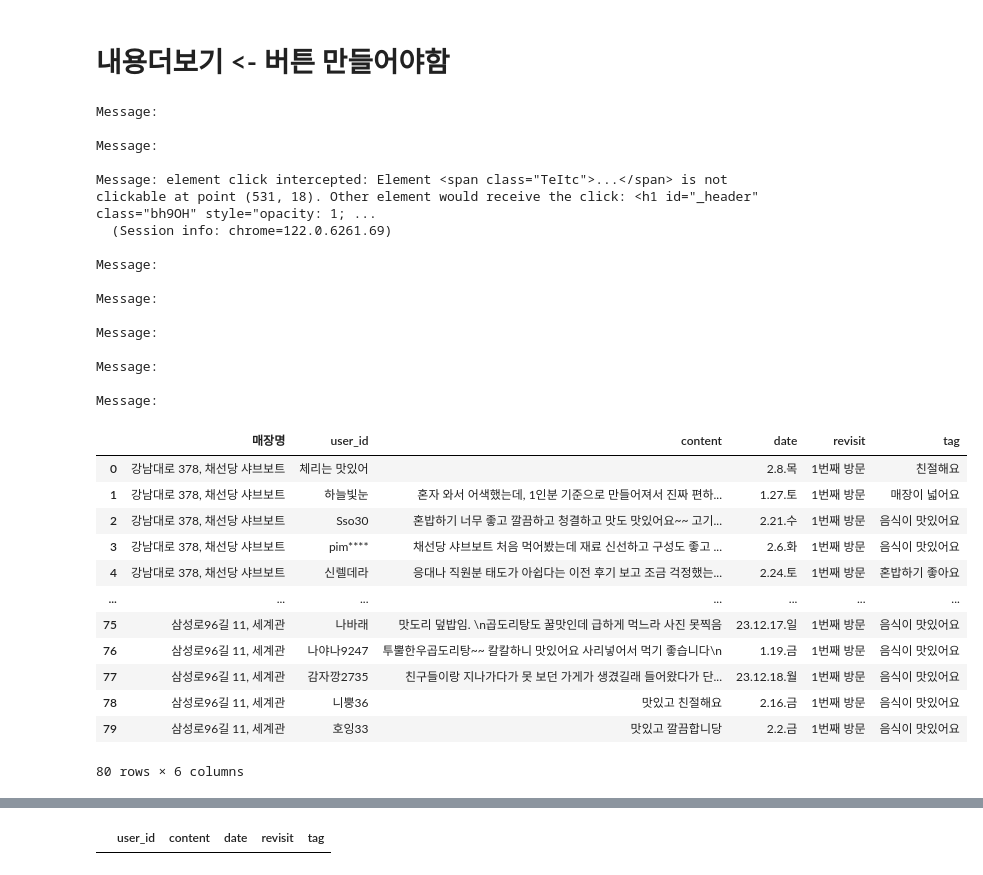
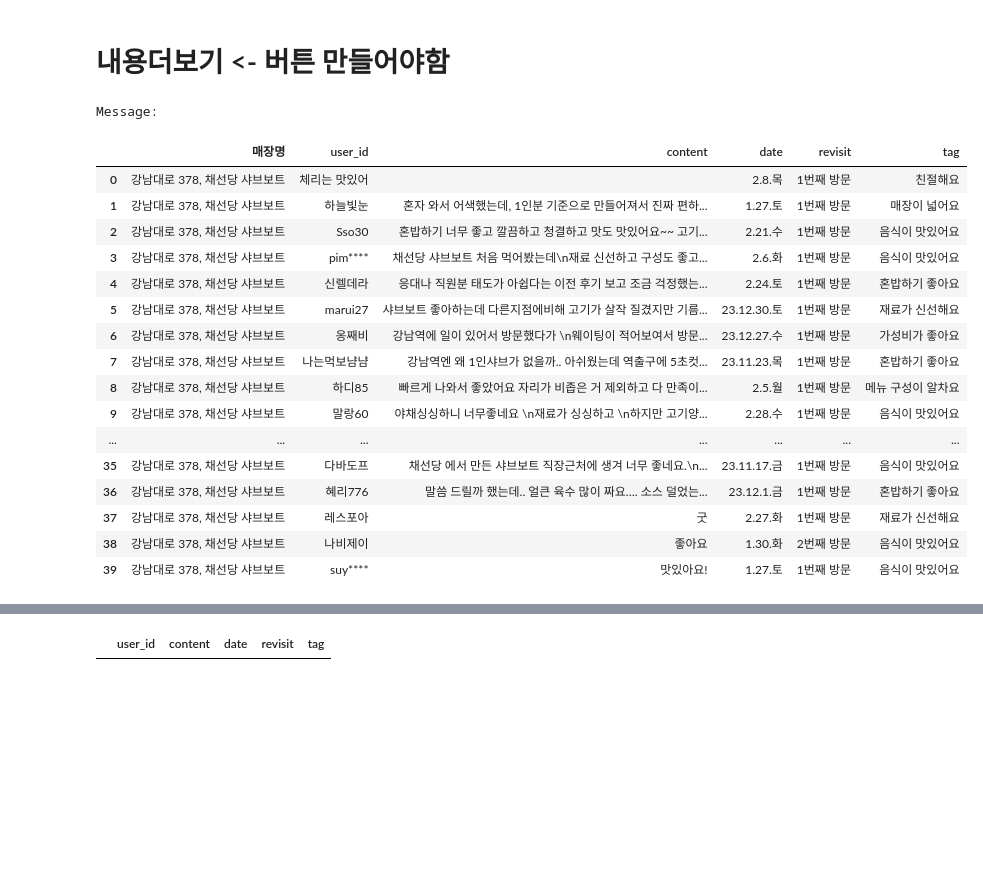
Before and after one commit to Lunch-Lab/data, a Jupyter notebook: naver_tag_review_크롤링.ipynb, the cells around one changed output, grey strips where cells are left out. Saved outputs shown, nothing was run; the diff lists cells and outputs as text; code cells hidden in the pictures; blank space fills up the shorter version.

```diff
--- a/naver_tag_review_크롤링.ipynb
+++ b/naver_tag_review_크롤링.ipynb
@@ -138,7 +138,7 @@ result_df.to_csv('./data/음식점_태그_샘플100개.csv')
 # %%
 # 일부 테스트
 res_df_test = res_df.copy()
-new_res_df_test = res_df_test.iloc[:10].copy()
+new_res_df_test = res_df_test.iloc[:2].copy()
 new_res_df_test.reset_index(drop=True, inplace=True)
 new_res_df_test
 # %% [output]
@@ -210,9 +202,6 @@ for i in range(0,len(new_res_df_test)):
     except :
         continue
 
-
-# --------------------- 수정 중 ---------------------------------------------
-
     # 리뷰 스크래핑 시작
     try:
         # 스크롤
@@ -233,14 +222,28 @@ for i in range(0,len(new_res_df_test)):
             driver.execute_script("arguments[0].scrollIntoView();", button)
             button.click()
 
+            # ------------ 버튼 클릭 ----------------------
+            # 동일한 클래스 이름을 가진 모든 요소 찾기
+            buttons = driver.find_elements_by_class_name('xHaT3')  # 버튼의 클래스 이름에 따라 변경
+
+            # 각 요소를 순회하며 클릭
+            for button in buttons:
+                try:
+                    button.click()
+                except :
+                    pass
+            # ----------------------------------------------
+
+
             # -------------------------------------
             time.sleep(3)
             html = driver.page_source
-            bs = BeautifulSoup(html, 'lxml')
-            reviews = bs.select('li.YeINN')
+            soup = BeautifulSoup(html, 'lxml')
+            reviews = soup.select('li.YeINN') # 여기서 긁어오는게 아니라, 리뷰 하나하나 클릭해서 가져와야함. 망함.
 
         for r in reviews:
             user_id = r.select_one('div.VYGLG')
+
             content = r.select_one('div.ZZ4OK.IwhtZ')
             try :
                 tag = r.select_one('div.gyAGI span.P1zUJ').text
@@ -264,54 +267,43 @@ for i in range(0,len(new_res_df_test)):
             review_category_name_list.append(tag)
             date_list.append(date)
             revisit_list.append(revisit)
 
     except Exception as e:
         print(e)
 
     # finally:
     #     driver.quit()
 
 # Create a DataFrame
 review_data_list = {
     '매장명': restaurant_name_list,
     'user_id': user_id_list,
     'content': content_list,
     'date': date_list,
     'revisit': revisit_list,
     'tag': review_category_name_list
 }
 
 # 태그 데이터 프레임 완성
 review_result_df = pd.DataFrame(review_data_list)
 
 review_result_df
 # %% [output]
 Message:
-
-Message:
-
-Message: element click intercepted: Element <span class="TeItc">...</span> is not clickable at point (531, 18). Other element would receive the click: <h1 id="_header" class="bh9OH" style="opacity: 1; ...
-  (Session info: chrome=122.0.6261.69)
-
-Message:
-
-Message:
-
-Message:
-
-Message:
-
-Message:
 |  | 매장명 | user_id | content | date | revisit | tag |
 | 0 | 강남대로 378, 채선당 샤브보트 | 체리는 맛있어 |  | 2.8.목 | 1번째 방문 | 친절해요 |
 | 1 | 강남대로 378, 채선당 샤브보트 | 하늘빛눈 | 혼자 와서 어색했는데, 1인분 기준으로 만들어져서 진짜 편하... | 1.27.토 | 1번째 방문 | 매장이 넓어요 |
 | 2 | 강남대로 378, 채선당 샤브보트 | Sso30 | 혼밥하기 너무 좋고 깔끔하고 청결하고 맛도 맛있어요~~ 고기... | 2.21.수 | 1번째 방문 | 음식이 맛있어요 |
-| 3 | 강남대로 378, 채선당 샤브보트 | pim**** | 채선당 샤브보트 처음 먹어봤는데 재료 신선하고 구성도 좋고 ... | 2.6.화 | 1번째 방문 | 음식이 맛있어요 |
+| 3 | 강남대로 378, 채선당 샤브보트 | pim**** | 채선당 샤브보트 처음 먹어봤는데\n재료 신선하고 구성도 좋고... | 2.6.화 | 1번째 방문 | 음식이 맛있어요 |
 | 4 | 강남대로 378, 채선당 샤브보트 | 신렐데라 | 응대나 직원분 태도가 아쉽다는 이전 후기 보고 조금 걱정했는... | 2.24.토 | 1번째 방문 | 혼밥하기 좋아요 |
+| 5 | 강남대로 378, 채선당 샤브보트 | marui27 | 샤브보트 좋아하는데 다른지점에비해 고기가 살작 질겼지만 기름... | 23.12.30.토 | 1번째 방문 | 재료가 신선해요 |
+| 6 | 강남대로 378, 채선당 샤브보트 | 옹째비 | 강남역에 일이 있어서 방문했다가 \n웨이팅이 적어보여서 방문... | 23.12.27.수 | 1번째 방문 | 가성비가 좋아요 |
+| 7 | 강남대로 378, 채선당 샤브보트 | 나는먹보냠냠 | 강남역엔 왜 1인샤브가 없을까.. 아쉬웠는데 역출구에 5초컷... | 23.11.23.목 | 1번째 방문 | 혼밥하기 좋아요 |
+| 8 | 강남대로 378, 채선당 샤브보트 | 하디85 | 빠르게 나와서 좋았어요 자리가 비좁은 거 제외하고 다 만족이... | 2.5.월 | 1번째 방문 | 메뉴 구성이 알차요 |
+| 9 | 강남대로 378, 채선당 샤브보트 | 말랑60 | 야채싱싱하니 너무좋네요 \n재료가 싱싱하고 \n하지만 고기양... | 2.28.수 | 1번째 방문 | 음식이 맛있어요 |
 | ... | ... | ... | ... | ... | ... | ... |
-| 75 | 삼성로96길 11, 세계관 | 나바래 | 맛도리 덮밥임. \n곱도리탕도 꿀맛인데 급하게 먹느라 사진 못찍음 | 23.12.17.일 | 1번째 방문 | 음식이 맛있어요 |
-| 76 | 삼성로96길 11, 세계관 | 나야나9247 | 투뿔한우곱도리탕~~ 칼칼하니 맛있어요 사리넣어서 먹기 좋습니다\n | 1.19.금 | 1번째 방문 | 음식이 맛있어요 |
-| 77 | 삼성로96길 11, 세계관 | 감자깡2735 | 친구들이랑 지나가다가 못 보던 가게가 생겼길래 들어왔다가 단... | 23.12.18.월 | 1번째 방문 | 음식이 맛있어요 |
-| 78 | 삼성로96길 11, 세계관 | 니뿡36 | 맛있고 친절해요 | 2.16.금 | 1번째 방문 | 음식이 맛있어요 |
-| 79 | 삼성로96길 11, 세계관 | 호잉33 | 맛있고 깔끔합니당 | 2.2.금 | 1번째 방문 | 음식이 맛있어요 |
+| 35 | 강남대로 378, 채선당 샤브보트 | 다바도프 | 채선당 에서 만든 샤브보트 직장근처에 생겨 너무 좋네요.\n... | 23.11.17.금 | 1번째 방문 | 음식이 맛있어요 |
+| 36 | 강남대로 378, 채선당 샤브보트 | 혜리776 | 말씀 드릴까 했는데.. 얼큰 육수 많이 짜요…. 소스 덜었는... | 23.12.1.금 | 1번째 방문 | 혼밥하기 좋아요 |
+| 37 | 강남대로 378, 채선당 샤브보트 | 레스포아 | 굿 | 2.27.화 | 1번째 방문 | 재료가 신선해요 |
+| 38 | 강남대로 378, 채선당 샤브보트 | 나비제이 | 좋아요 | 1.30.화 | 2번째 방문 | 음식이 맛있어요 |
+| 39 | 강남대로 378, 채선당 샤브보트 | suy**** | 맛있아요! | 1.27.토 | 1번째 방문 | 음식이 맛있어요 |
-80 rows × 6 columns
```
Also changed, not shown: parts of 4 cells of this notebook.
